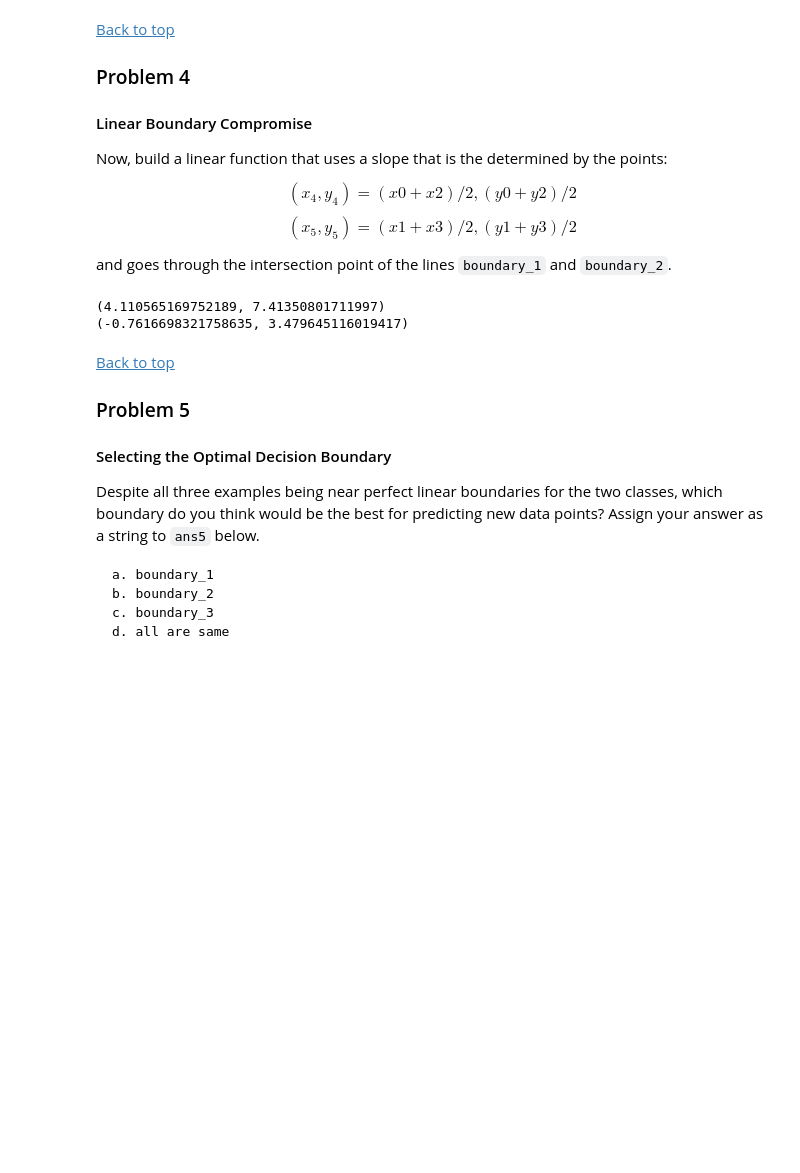
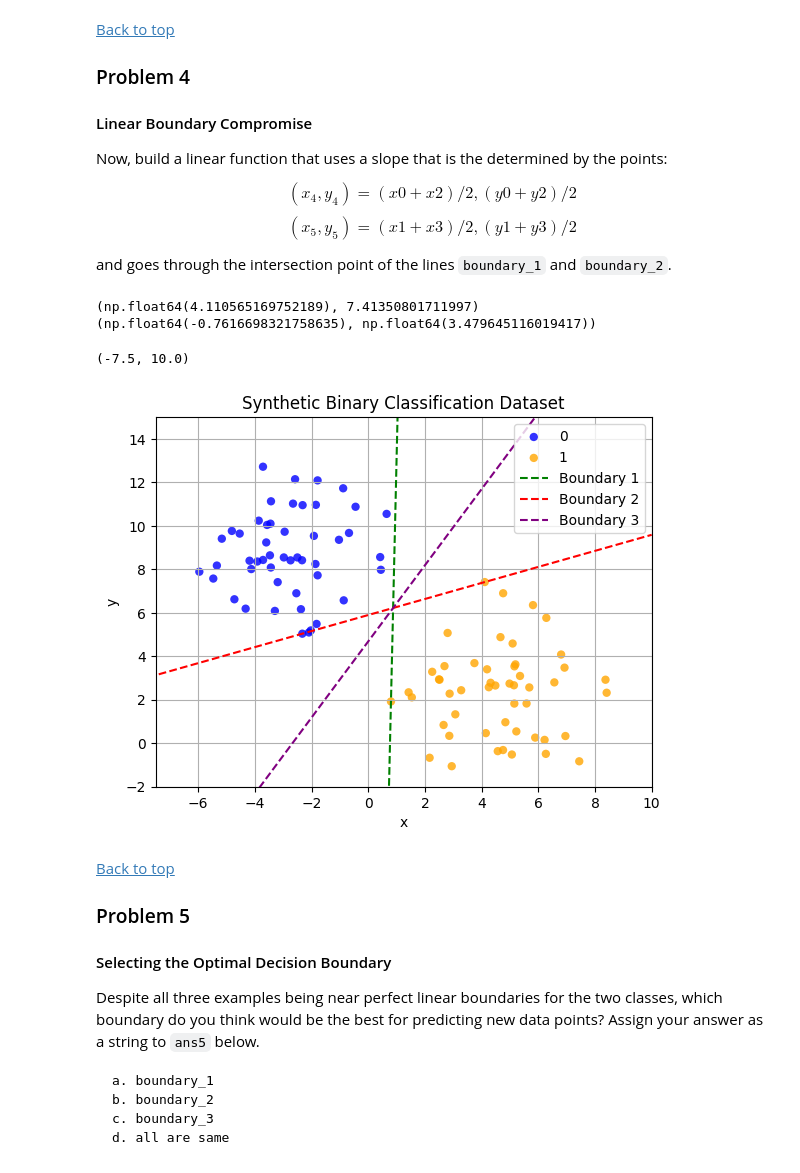
Before and after one commit to Subroy1/MSAI_AllPracticeModules, a Jupyter notebook: Module 16/colab_activity16_5.ipynb, the cells around one changed output. Cells and saved outputs as stored; diff of their text form; code cells hidden in the pictures; blank space fills up the shorter version.

Commit message:
Selecting optimal boundary as average of the slopes but going through the intersection of boundaries 1 and 2 .

```diff
--- a/Module 16/colab_activity16_5.ipynb
+++ b/Module 16/colab_activity16_5.ipynb
@@ -289,42 +289,44 @@ $$(x_4, y_4) = (x0 + x2)/2, (y0 + y2)/2$$
 $$(x_5, y_5) = (x1 + x3)/2, (y1 + y3)/2$$
 
 and goes through the intersection point of the lines `boundary_1` and `boundary_2`.
-# %%
-
-x4 = ''
-x5 = ''
-y4 = ''
-y5 = ''
-slope3 = ''
-def boundary_3(x):
-    pass
-
-
-
-
-### ANSWER CHECK
-print((x3, y3))
-print((x4, y4))
-# %% [output]
-(4.110565169752189, 7.41350801711997)
-(-0.7616698321758635, 3.479645116019417)
+# %%
+x4 = (x0+x2)/2
+x5 = (x1+x3)/2
+y4 = (y0+y2)/2
+y5 = (y1+y3)/2
+slope3 = (y5-y4)/(x5-x4) # we got the slope using the above points but we need to make it pass the intersection point of the boundary_1 and boundary_2 .
+
+def boundary_3(x):
+  return slope3*(x-xint) + yint
+
+### ANSWER CHECK
+print((x3, y3))
+print((x4, y4))
+# (4.110565169752189, 7.41350801711997)
+# (-0.7616698321758635, 3.479645116019417)
+# %% [output]
+(np.float64(4.110565169752189), 7.41350801711997)
+(np.float64(-0.7616698321758635), np.float64(3.479645116019417))
 # %%
 ## Uncomment to visualize boundaries
-# x = np.linspace(-10, 10, 100)
-# fig, ax = plt.subplots()
-# for label, color in enumerate(['blue', 'orange']):
-#     ax.scatter(X[y == label][:, 0], X[y == label][:, 1], c=color, label=label,
-#                alpha=0.8, edgecolors='none')
-# ax.set_title('Synthetic Binary Classification Dataset')
-# ax.set_xlabel('x')
-# ax.set_ylabel('y')
-# ax.grid(True)
-# ax.plot(x, boundary_1(x), '--g', label = 'Boundary 1')
-# ax.plot(x, boundary_2(x), '--r', label = 'Boundary 2')
-# ax.plot(x, boundary_3(x), '--', color = 'purple', label = 'Boundary 3')
-# ax.legend()
-# ax.set_ylim(-2, 15)
-# ax.set_xlim(-7.5, 10)
+x = np.linspace(-10, 10, 100)
+fig, ax = plt.subplots()
+for label, color in enumerate(['blue', 'orange']):
+    ax.scatter(X[y == label][:, 0], X[y == label][:, 1], c=color, label=label,
+               alpha=0.8, edgecolors='none')
+ax.set_title('Synthetic Binary Classification Dataset')
+ax.set_xlabel('x')
+ax.set_ylabel('y')
+ax.grid(True)
+ax.plot(x, boundary_1(x), '--g', label = 'Boundary 1')
+ax.plot(x, boundary_2(x), '--r', label = 'Boundary 2')
+ax.plot(x, boundary_3(x), '--', color = 'purple', label = 'Boundary 3')
+ax.legend()
+ax.set_ylim(-2, 15)
+ax.set_xlim(-7.5, 10)
+# %% [output]
+(-7.5, 10.0)
+[figure, added]
 # %% [markdown]
 [Back to top](#-Index)
 
```
Also changed, not shown: parts of 2 cells of this notebook.
